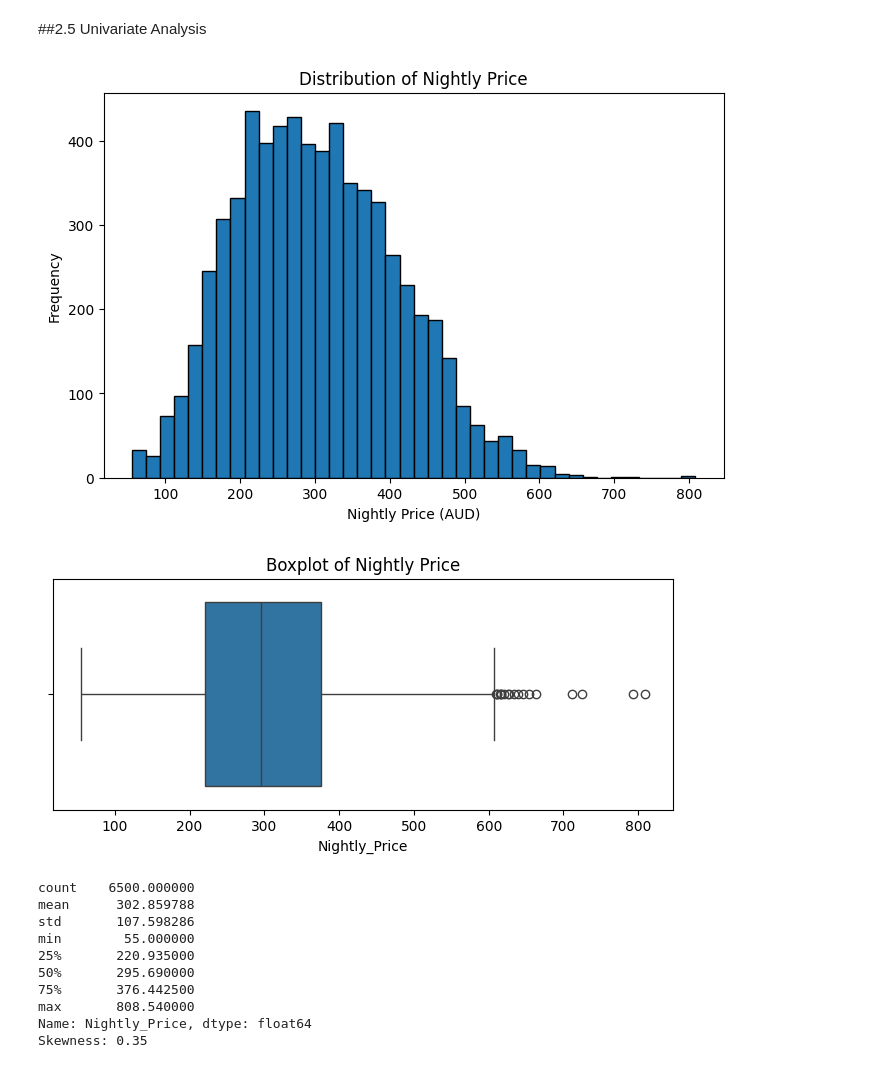
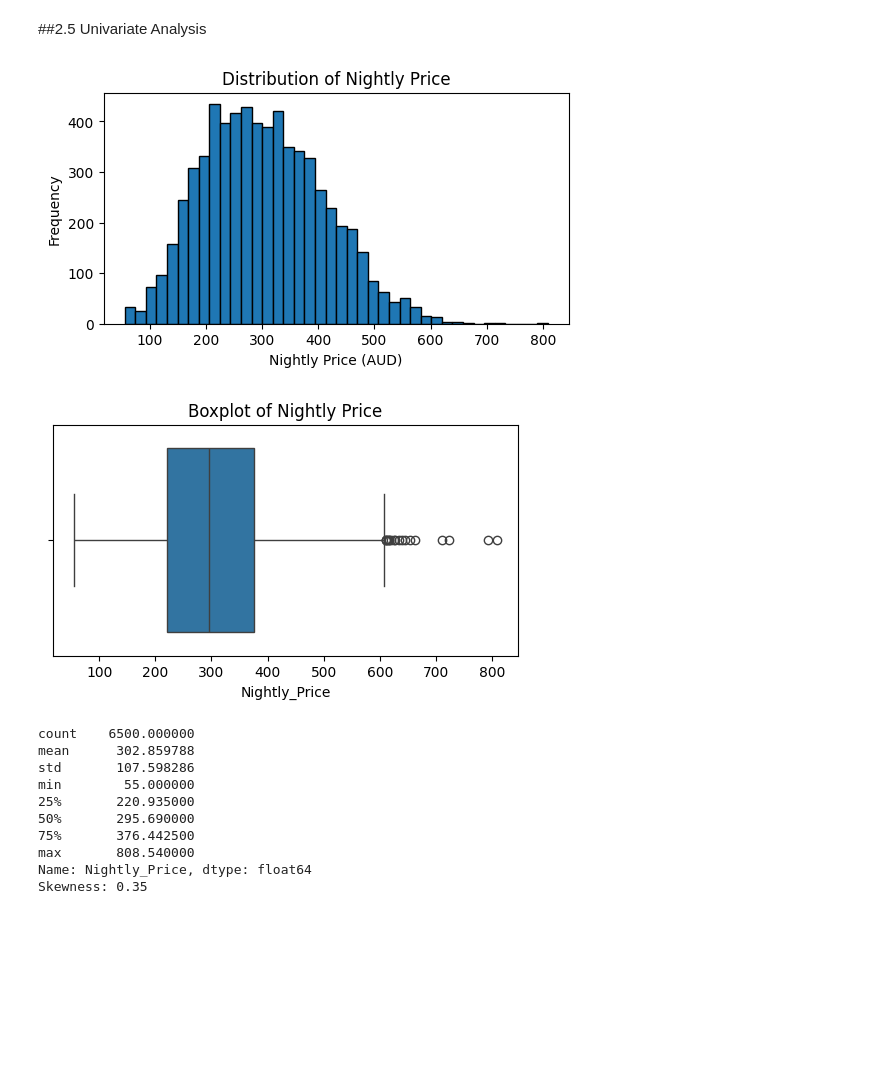
Before and after one commit to stratbuilds12/demo, a Jupyter notebook: MIS710A1_Ravalji_226491165.ipynb, the cells around one changed output. Cells and saved outputs as stored; diff of their text form; code cells hidden in the pictures; blank space fills up the shorter version.

```diff
--- a/MIS710A1_Ravalji_226491165.ipynb
+++ b/MIS710A1_Ravalji_226491165.ipynb
@@ -268,23 +268,23 @@ _NOTE : This above dataset was cleaned by standardising the inconsistent categor
 ##2.5 Univariate Analysis
 # %%
 #histogram of Nightly price
-plt.figure(figsize=(8,5))
+plt.figure(figsize=(6,3))
 
 plt.hist(records['Nightly_Price'], bins=40, edgecolor='black')
 plt.title('Distribution of Nightly Price')
 plt.xlabel('Nightly Price (AUD)')
 plt.ylabel('Frequency')
 plt.show()
 # %% [output]
-[figure, old version]
+[figure, new version]
 # %%
 # Box plot of Nightly price
-plt.figure(figsize=(8,3))
+plt.figure(figsize=(6,3))
 sns.boxplot(x=records['Nightly_Price'])
 plt.title('Boxplot of Nightly Price')
 plt.show()
 # %% [output]
-[figure, old version]
+[figure, new version]
 # %%
 print(records['Nightly_Price'].describe())
 print("Skewness:", records['Nightly_Price'].skew().round(2))
```
Also changed, not shown: parts of 10 cells of this notebook.
